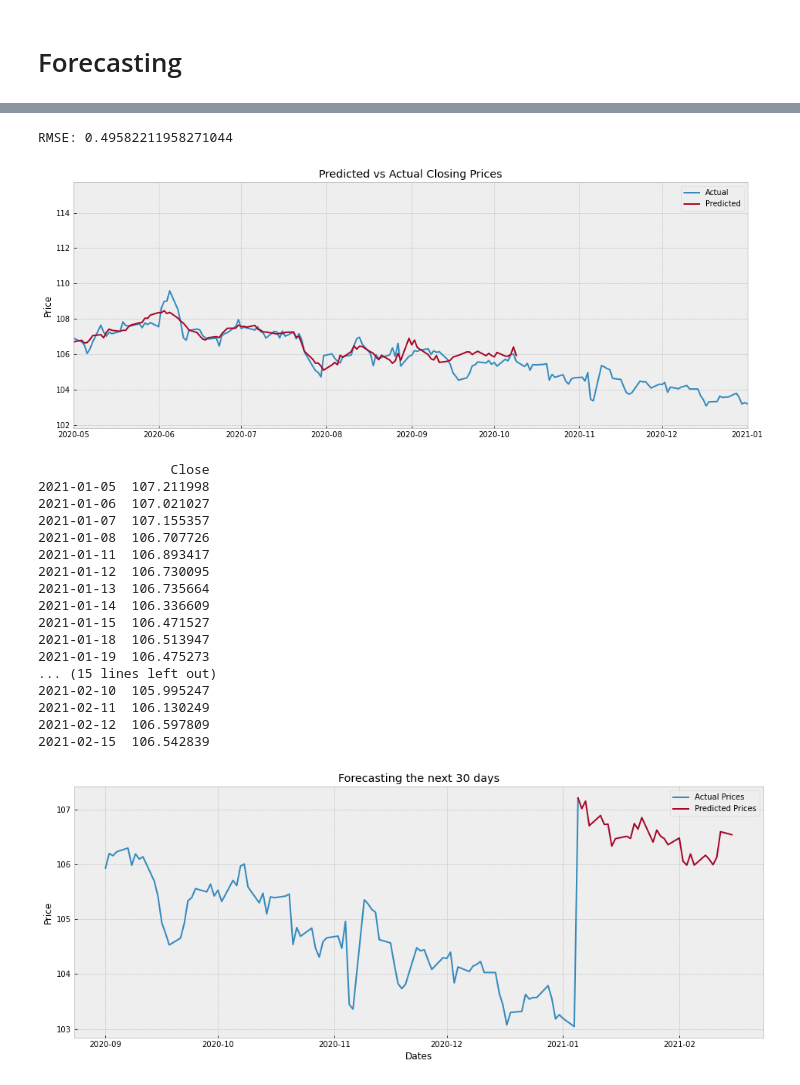
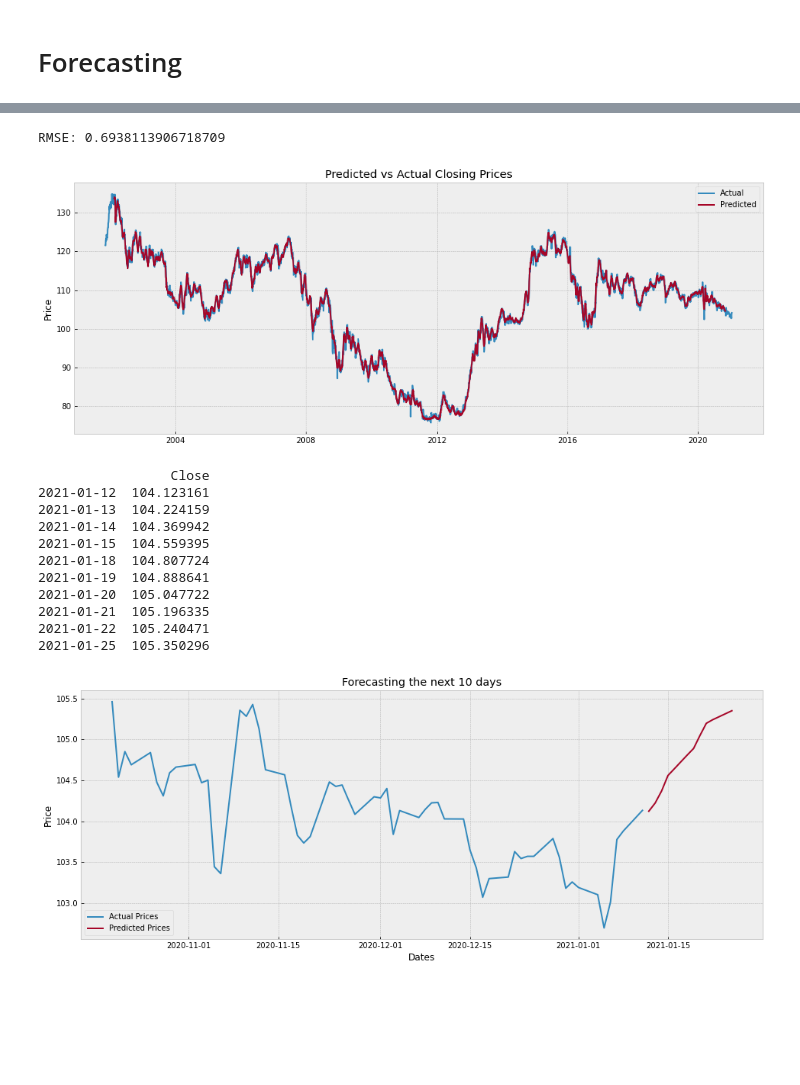
Before and after one commit to cammyblanc/FxForecast, a Jupyter notebook: FxForecast1.ipynb, the cells around one changed output, grey strips where cells are left out. Saved outputs shown, nothing was run; the diff lists cells and outputs as text; code cells hidden in the pictures; blank space fills up the shorter version.

```diff
--- a/FxForecast1.ipynb
+++ b/FxForecast1.ipynb
@@ -71,4 +74,7 @@ from tensorflow.keras.layers import LSTM, Dense, Dropout
 ## Technical Indicators
 
 # Adding all the indicators
-df = ta.add_all_ta_features(df, open="Open", high="High", low="Low", close="Close", volume="Volume", fillna=True)
+df0 = ta.add_all_ta_features(df0, open="Open", high="High", low="Low", close="Close", volume="Volume", fillna=True)
+
+# Dropping everything else besides 'Close' and the Indicators
+# df0.drop(['Open', 'High', 'Low', 'Volume'], axis=1, inplace=True)
@@ -86,11 +81,5 @@ df.tail()
 # %%
-# Dropping everything else besides 'Close' and the Indicators
-df.drop(['Open', 'High', 'Low', 'Volume'], axis=1, inplace=True)
-
-# Only using the last 1000 days of data to get a more accurate representation of the current market climate
-df = df.tail(1000)
-
-
+df = df0 #.tail(1000) # [df0.index<='2020-12-31'].tail(365)
 
 ## Scaling
 
@@ -172,7 +161,7 @@ def layer_maker(n_layers, n_nodes, activation, drop=None, d_rate=.5):
             pass
 
 
-def validater(n_per_in, n_per_out):
+def validater(n_per_in, n_per_out,df):
     """
     Runs a 'For' loop to iterate through the length of the DF and create predicted values for every stated interval
     Returns a DF containing the predicted values for the model with the corresponding index values based on a business day frequency
@@ -183,7 +172,7 @@ def validater(n_per_in, n_per_out):
 
     for i in range(n_per_in, len(df)-n_per_in, n_per_out):
         # Creating rolling intervals to predict off of
-        x = df[-i - n_per_in:-i]
+        x = df[-i - n_per_in:-i]  #  df[-i:-(i-n_per_in+1)] #
 
         # Predicting using rolling intervals
         yhat = model.predict(np.array(x).reshape(1, n_per_in, n_features))
@@ -226,9 +215,9 @@ def val_rmse(df1, df2):
     return float(np.sqrt(rms))
 # %%
 # How many periods looking back to learn
-n_per_in  = 90
+n_per_in  = 60
 # How many periods to predict
-n_per_out = 30
+n_per_out = 10
 # Features
 n_features = df.shape[1]
 # Splitting the data into appropriate sequences
@@ -293,32 +286,32 @@ visualize_training_results(res)
 # %%
 # Transforming the actual values to their original price
 actual = pd.DataFrame(close_scaler.inverse_transform(df[["Close"]]),
                       index=df.index,
                       columns=[df.columns[0]])
 
 # Getting a DF of the predicted values to validate against
-predictions = validater(n_per_in, n_per_out)
+predictions = validater(n_per_in, n_per_out,df)
 
 # Printing the RMSE
 print("RMSE:", val_rmse(actual, predictions))
 
 # Plotting
 plt.figure(figsize=(16,6))
 
 # Plotting the actual values
 plt.plot(actual, label='Actual')
 
 # Plotting those predictions
 plt.plot(predictions, label='Predicted')
 
 plt.title(f"Predicted vs Actual Closing Prices")
 plt.ylabel("Price")
 plt.legend()
-plt.xlim('2020-05', '2021-01')
+# plt.xlim('2016-10', '2021-01')
 plt.show()
 # %% [output]
-RMSE: 0.49582211958271044
+RMSE: 0.6938113906718709
-[figure, old version]
+[figure, new version]
 # %%
 # Predicting off of the most recent days from the original DF
 yhat = model.predict(np.array(df.tail(n_per_in)).reshape(1, n_per_in, n_features))
@@ -337,9 +330,10 @@ preds = pd.DataFrame(yhat,
 pers = n_per_in
 
 # Transforming the actual values to their original price
-actual = pd.DataFrame(close_scaler.inverse_transform(df[["Close"]].tail(pers)),
-                      index=df.Close.tail(pers).index,
-                      columns=[df.columns[0]]).append(preds.head(1))
+actual = actual.tail(pers)
+# actual = pd.DataFrame(close_scaler.inverse_transform(df[["Close"]].tail(pers)),
+#                       index=df.Close.tail(pers).index,
+#                       columns=[df.columns[0]]).append(preds.head(1))
 
 # Printing the predicted prices
 print(preds)
@@ -355,20 +349,14 @@ plt.legend()
 plt.show()
 # %% [output]
                  Close
-2021-01-05  107.211998
-2021-01-06  107.021027
-2021-01-07  107.155357
-2021-01-08  106.707726
-2021-01-11  106.893417
-2021-01-12  106.730095
-2021-01-13  106.735664
-2021-01-14  106.336609
-2021-01-15  106.471527
-2021-01-18  106.513947
-2021-01-19  106.475273
-... (15 lines left out)
-2021-02-10  105.995247
-2021-02-11  106.130249
-2021-02-12  106.597809
-2021-02-15  106.542839
+2021-01-12  104.123161
+2021-01-13  104.224159
+2021-01-14  104.369942
+2021-01-15  104.559395
+2021-01-18  104.807724
+2021-01-19  104.888641
+2021-01-20  105.047722
+2021-01-21  105.196335
+2021-01-22  105.240471
+2021-01-25  105.350296
-[figure, old version]
+[figure, new version]
```
Also changed, not shown: parts of 7 cells of this notebook.
